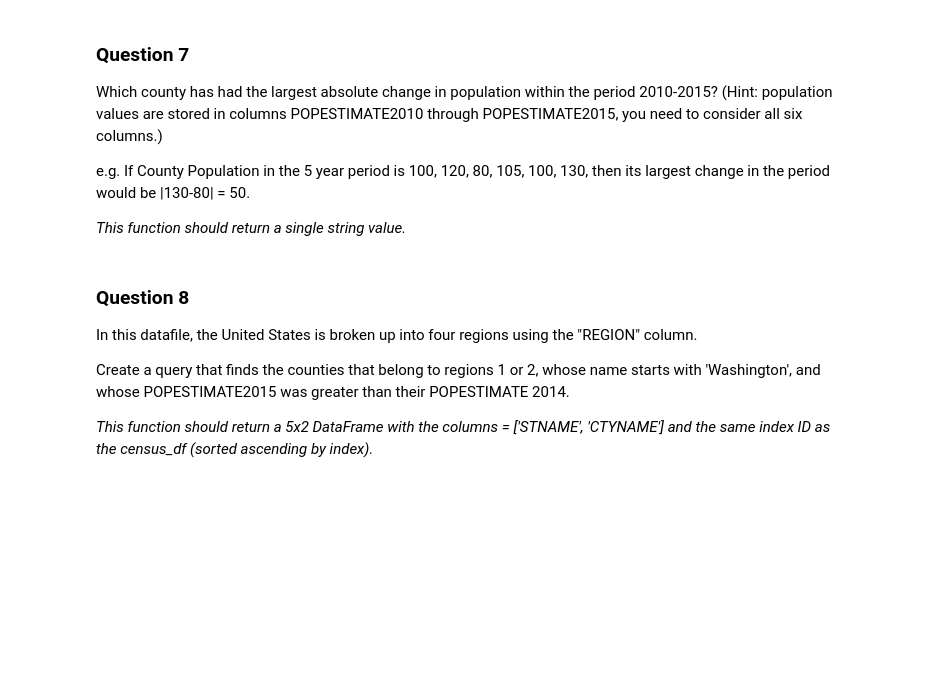
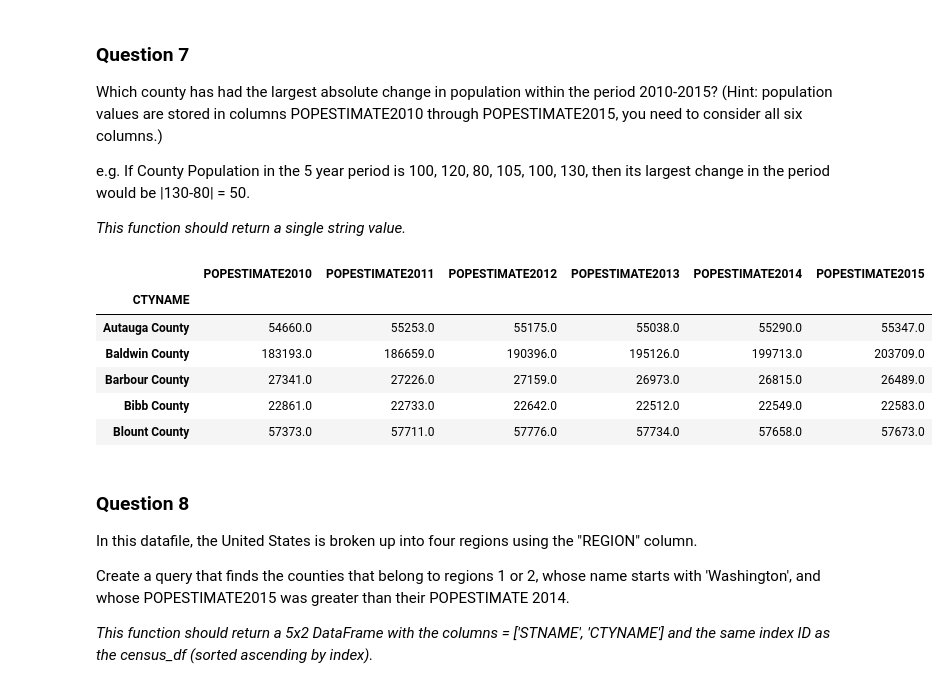
Before and after one commit to sadfool1/Introduction-to-Data-science, a Jupyter notebook: Introduction to Data Science in Python/Week 2 - Introduction to Pandas/Assignment+2.ipynb, the cells around one changed output. Saved outputs shown, nothing was run; the diff lists cells and outputs as text; code cells hidden in the pictures; blank space fills up the shorter version.

```diff
--- a/Introduction to Data Science in Python/Week 2 - Introduction to Pandas/Assignment+2.ipynb
+++ b/Introduction to Data Science in Python/Week 2 - Introduction to Pandas/Assignment+2.ipynb
@@ -225,9 +223,44 @@ Which county has had the largest absolute change in population within the period
 e.g. If County Population in the 5 year period is 100, 120, 80, 105, 100, 130, then its largest change in the period would be |130-80| = 50.
 
 *This function should return a single string value.*
-# %%
-def answer_seven():
-    return "YOUR ANSWER HERE"
+# %%
+def answer_seven():
+    df = census_df.set_index(['CTYNAME'])
+    lister = []
+    state = []
+
+    df = df.where(df['SUMLEV'] == 50)
+    df = df.dropna()
+
+    columns_to_keep = [
+                   'POPESTIMATE2010',
+                   'POPESTIMATE2011',
+                   'POPESTIMATE2012',
+                   'POPESTIMATE2013',
+                   'POPESTIMATE2014',
+                   'POPESTIMATE2015'
+    ]
+
+    df = df[columns_to_keep]
+
+    #for COUNTY in list(df.index.unique()):
+        #print (df.loc['%s'%(COUNTY)]['POPESTIMATE2010'])
+
+
+
+
+
+
+    return df.head() #df.loc['Autauga County']['POPESTIMATE2010']#"YOUR ANSWER HERE"
+answer_seven()
+# %% [output]
+|  | POPESTIMATE2010 | POPESTIMATE2011 | POPESTIMATE2012 | POPESTIMATE2013 | POPESTIMATE2014 | POPESTIMATE2015 |
+| CTYNAME |  |  |  |  |  |  |
+| Autauga County | 54660.0 | 55253.0 | 55175.0 | 55038.0 | 55290.0 | 55347.0 |
+| Baldwin County | 183193.0 | 186659.0 | 190396.0 | 195126.0 | 199713.0 | 203709.0 |
+| Barbour County | 27341.0 | 27226.0 | 27159.0 | 26973.0 | 26815.0 | 26489.0 |
+| Bibb County | 22861.0 | 22733.0 | 22642.0 | 22512.0 | 22549.0 | 22583.0 |
+| Blount County | 57373.0 | 57711.0 | 57776.0 | 57734.0 | 57658.0 | 57673.0 |
 # %% [markdown]
 ### Question 8
 In this datafile, the United States is broken up into four regions using the "REGION" column.
```
Also changed, not shown: parts of 1 cell of this notebook, 2 other files.
